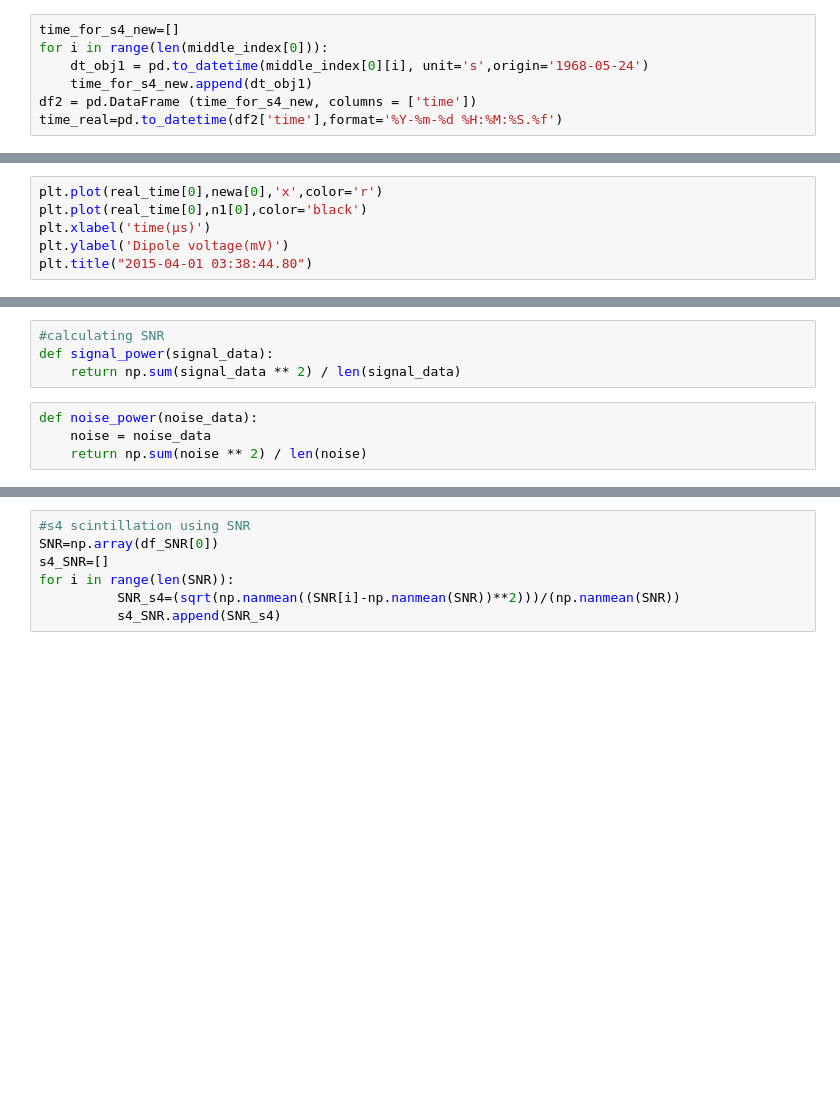
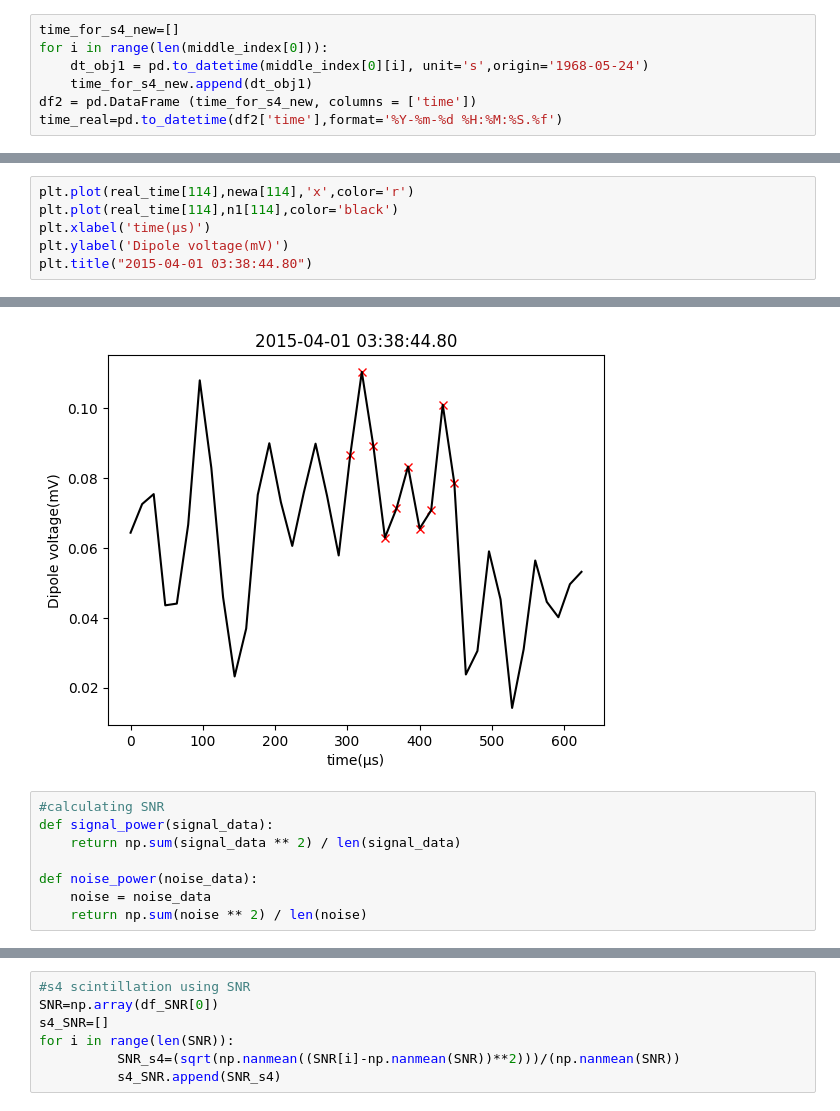
Before and after one commit to subodhdahal1988/scintillation_s4_project, a Jupyter notebook: s4_project.ipynb, the cells around one changed output, grey strips where cells are left out. Cells and saved outputs as stored; diff of their text form; blank space fills up the shorter version.

```diff
--- a/s4_project.ipynb
+++ b/s4_project.ipynb
@@ -248,6 +264,7 @@ plt.title("2015-04-01 03:38:44.80")
 # %%
-plt.plot(real_time[0],newa[0],'x',color='r')
-plt.plot(real_time[0],n1[0],color='black')
+plt.plot(real_time[114],newa[114],'x',color='r')
+plt.plot(real_time[114],n1[114],color='black')
 plt.xlabel('time(μs)')
 plt.ylabel('Dipole voltage(mV)')
 plt.title("2015-04-01 03:38:44.80")
+# %% [output]
@@ -254,9 +272,10 @@ plt.title("2015-04-01 03:38:44.80")
+[figure, added]
 # %%
 #calculating SNR
 def signal_power(signal_data):
     return np.sum(signal_data ** 2) / len(signal_data)
+
+def noise_power(noise_data):
+    noise = noise_data
+    return np.sum(noise ** 2) / len(noise)
-# %%
-def noise_power(noise_data):
-    noise = noise_data
-    return np.sum(noise ** 2) / len(noise)
 # %%
```
Also changed, not shown: parts of 13 cells of this notebook.
